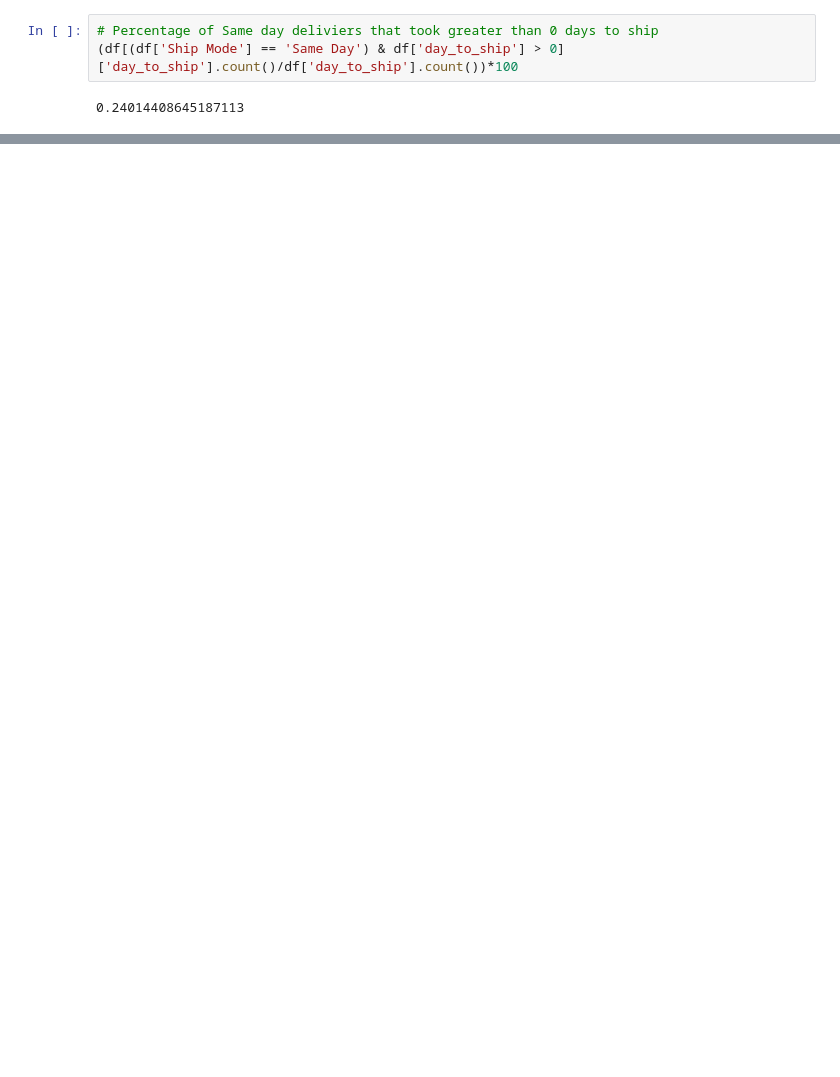
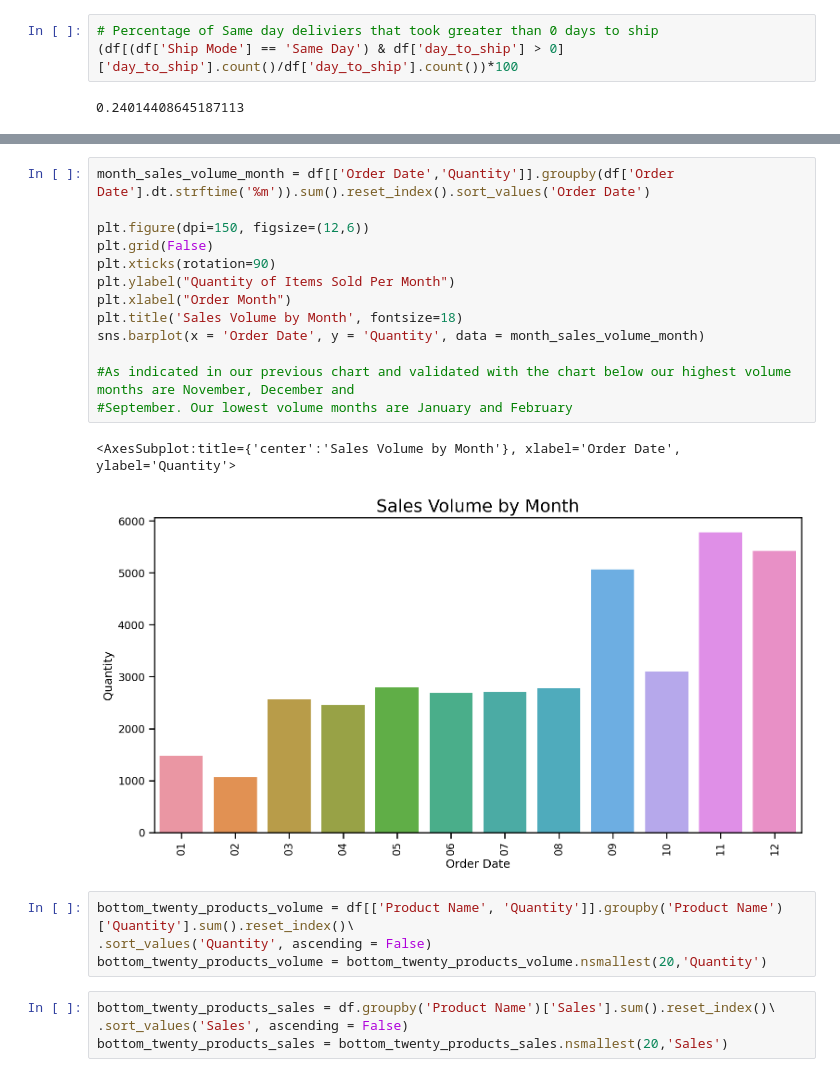
Before and after one commit to blombard24/Superstore-Python-Analysis, a Jupyter notebook: Superstore_EDA.ipynb, the cells around one changed output, grey strips where cells are left out. Cells and saved outputs as stored; diff of their text form; blank space fills up the shorter version.

```diff
--- a/Superstore_EDA.ipynb
+++ b/Superstore_EDA.ipynb
@@ -192,0 +223,24 @@ plt.ylabel('Days to Ship');
+# %%
+month_sales_volume_month = df[['Order Date','Quantity']].groupby(df['Order Date'].dt.strftime('%m')).sum().reset_index().sort_values('Order Date')
+
+plt.figure(dpi=150, figsize=(12,6))
+plt.grid(False)
+plt.xticks(rotation=90)
+plt.ylabel("Quantity of Items Sold Per Month")
+plt.xlabel("Order Month")
+plt.title('Sales Volume by Month', fontsize=18)
+sns.barplot(x = 'Order Date', y = 'Quantity', data = month_sales_volume_month)
+
+#As indicated in our previous chart and validated with the chart below our highest volume months are November, December and
+#September. Our lowest volume months are January and February
+# %% [output]
+<AxesSubplot:title={'center':'Sales Volume by Month'}, xlabel='Order Date', ylabel='Quantity'>
+[figure, added]
+# %%
+bottom_twenty_products_volume = df[['Product Name', 'Quantity']].groupby('Product Name')['Quantity'].sum().reset_index()\
+.sort_values('Quantity', ascending = False)
+bottom_twenty_products_volume = bottom_twenty_products_volume.nsmallest(20,'Quantity')
+# %%
+bottom_twenty_products_sales = df.groupby('Product Name')['Sales'].sum().reset_index()\
+.sort_values('Sales', ascending = False)
+bottom_twenty_products_sales = bottom_twenty_products_sales.nsmallest(20,'Sales')
```
Also changed, not shown: parts of 29 cells of this notebook.
